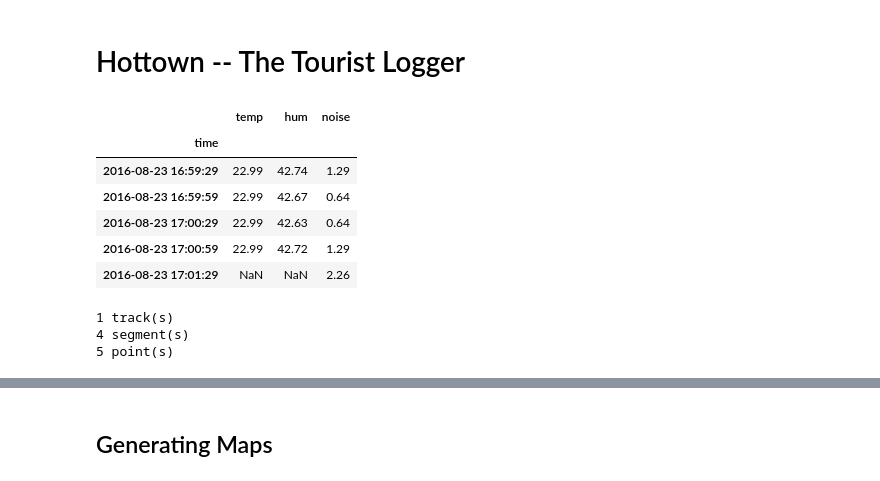
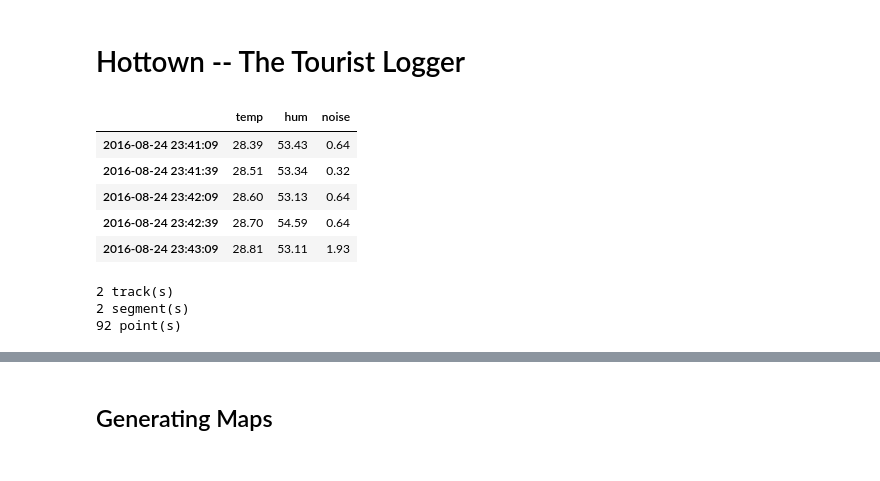
Before and after one commit to jsoma/playfair-projects, a Jupyter notebook: projects/mathias-born/5_hottown/hottown.ipynb, the cells around one changed output, grey strips where cells are left out. Drawn from its saved outputs; the diff is of its cells as text; code cells hidden in the pictures.

```diff
--- a/projects/mathias-born/5_hottown/hottown.ipynb
+++ b/projects/mathias-born/5_hottown/hottown.ipynb
@@ -17,23 +17,24 @@ raw_data = requests.get(url).content
 # %%
 # Move the data to a dataframe. Clean it up.
 df_data = pd.read_csv(io.StringIO(raw_data.decode('utf-8')), delimiter=';', header=None, names=['time', 'temp', 'hum', 'noise'])
-df_data['time'] = df_data['time'].replace({'_': ' '}, regex=True)
-df_data['time'] = pd.to_datetime(df_data['time'])
-df_data.index = df_data['time']
 del df_data['time']
-df_data.head()
+#df_data['time'] = df_data['time'].replace({'_': ' '}, regex=True)
+#df_data['time'] = pd.to_datetime(df_data['time'])
+#df_data.index = df_data['time']
+#del df_data['time']
+df_data.index = pd.to_datetime(df_data.index)
+df_data.tail()
 # %% [output]
 |  | temp | hum | noise |
-| time |  |  |  |
-| 2016-08-23 16:59:29 | 22.99 | 42.74 | 1.29 |
-| 2016-08-23 16:59:59 | 22.99 | 42.67 | 0.64 |
-| 2016-08-23 17:00:29 | 22.99 | 42.63 | 0.64 |
-| 2016-08-23 17:00:59 | 22.99 | 42.72 | 1.29 |
-| 2016-08-23 17:01:29 | NaN | NaN | 2.26 |
+| 2016-08-24 23:41:09 | 28.39 | 53.43 | 0.64 |
+| 2016-08-24 23:41:39 | 28.51 | 53.34 | 0.32 |
+| 2016-08-24 23:42:09 | 28.60 | 53.13 | 0.64 |
+| 2016-08-24 23:42:39 | 28.70 | 54.59 | 0.64 |
+| 2016-08-24 23:43:09 | 28.81 | 53.11 | 1.93 |
 # %%
 # Check a GPX file in order to figure out how to access all the points.
 import gpxpy
-gpx = gpxpy.parse(open('./data/tourilog4.gpx'))
+gpx = gpxpy.parse(open('./data/2016-08-23_08-52_Di..gpx'))
 
 print("{} track(s)".format(len(gpx.tracks)))
 track = gpx.tracks[0]
@@ -43,9 +44,9 @@ segment = track.segments[0]
 
 print("{} point(s)".format(len(segment.points)))
 # %% [output]
-1 track(s)
-4 segment(s)
-5 point(s)
+2 track(s)
+2 segment(s)
+92 point(s)
 # %%
 # Export the GPS data to a dataframe.
 import os
```
Also changed, not shown: parts of 7 cells of this notebook, 25 other files.
